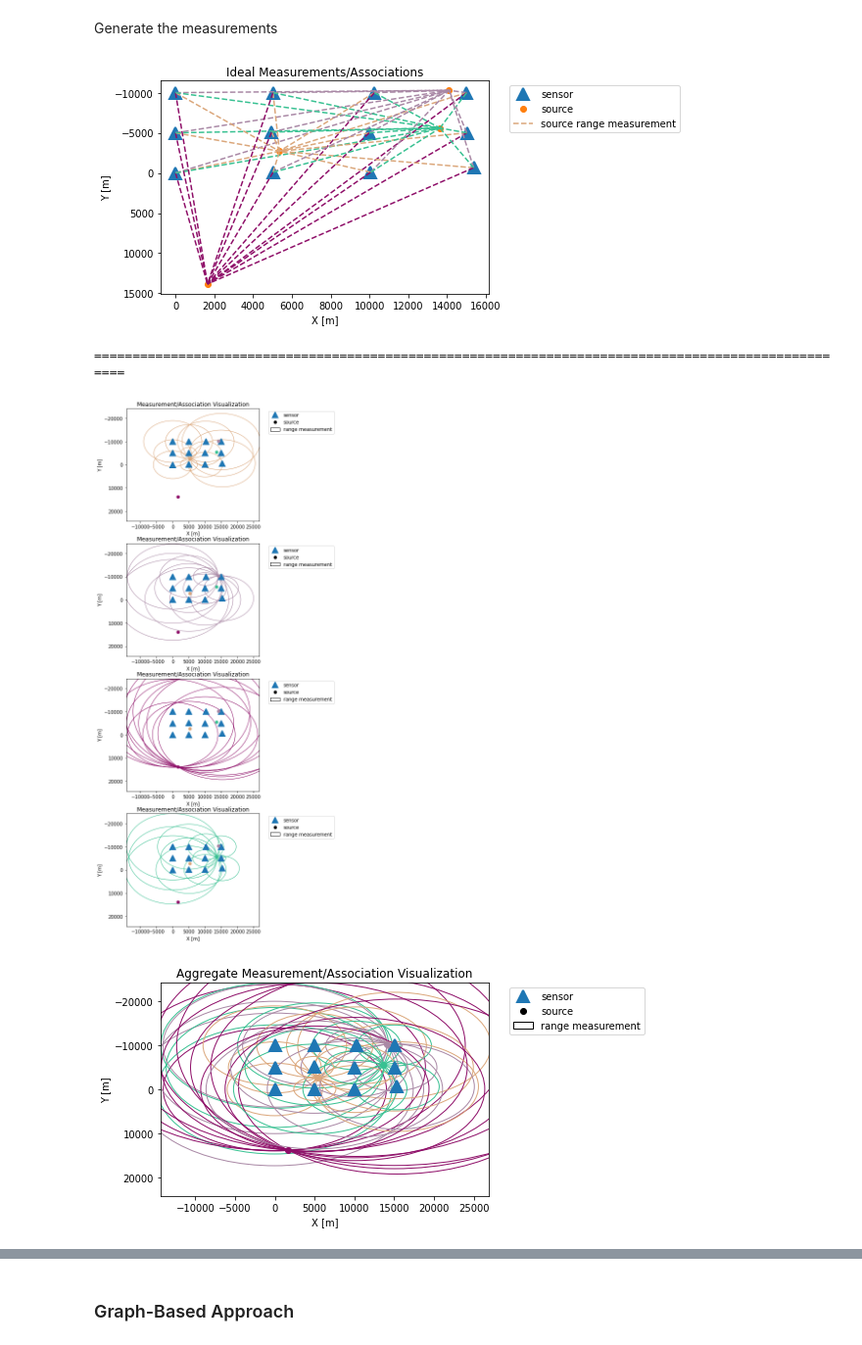
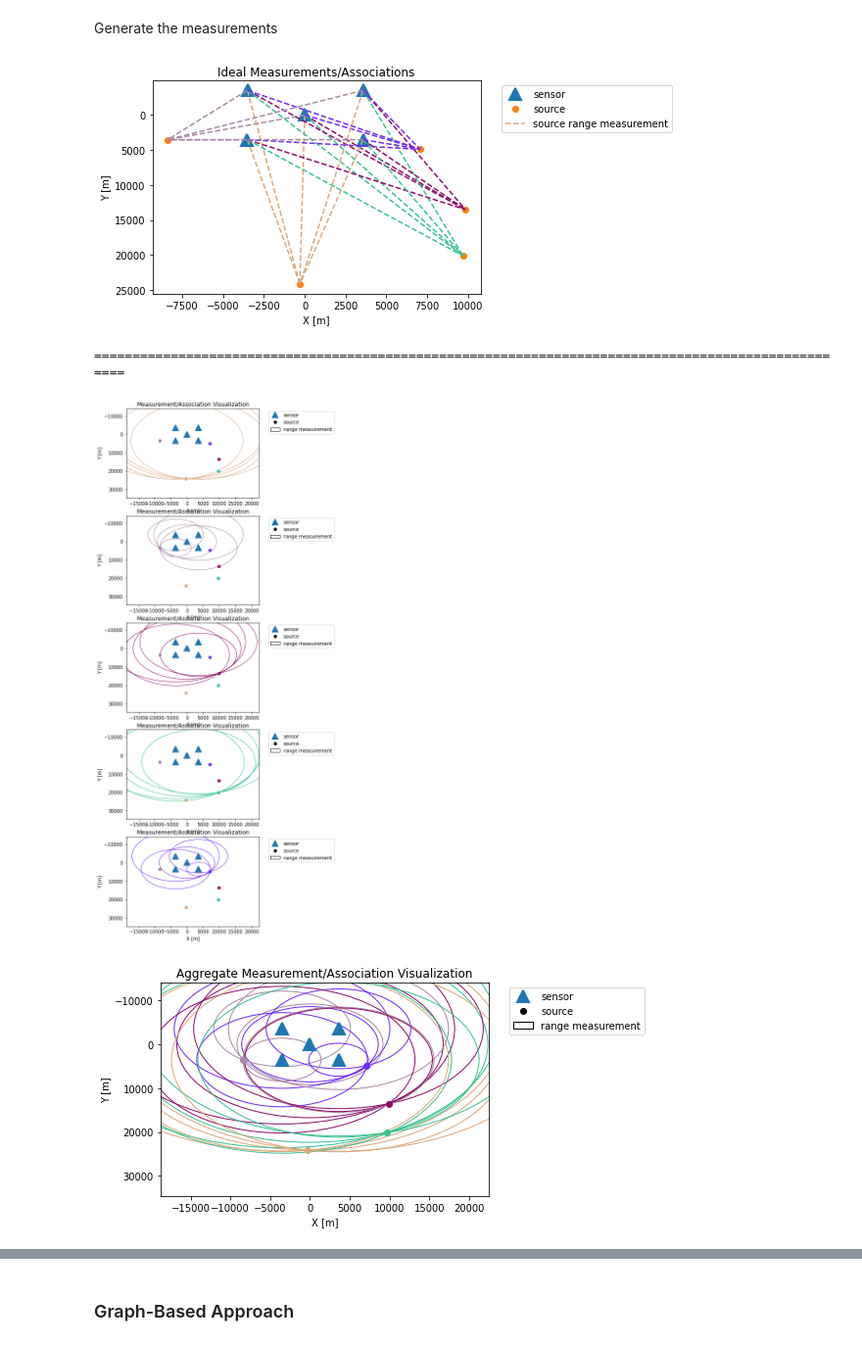
Before and after one commit to whoi-mars/Whale-Gunshot-Localization, a Jupyter notebook: associate_and_localize/algorithm_sandbox.ipynb, the cells around one changed output, grey strips where cells are left out. Shown at 98% size. Drawn from its saved outputs; the diff is of its cells as text; code cells hidden in the pictures.

```diff
--- a/associate_and_localize/algorithm_sandbox.ipynb
+++ b/associate_and_localize/algorithm_sandbox.ipynb
@@ -245,19 +245,19 @@ def visualize_measurements(measurements, TOSSIT_associations, source_association
 Generate the measurements
 # %%
 # generate measurements and associations
-rng1 = np.random.default_rng(15543)
-measurements, source_associations, TOSSIT_associations, source_locs = generate_measurements(num_sources=4, var=1000, num_delete=0, rng=rng1)
+rng1 = np.random.default_rng(235434353234551)
+measurements, source_associations, TOSSIT_associations, source_locs = generate_measurements(num_sources=5, var=1000, num_delete=0, rng=rng1)
 # measurements = [np.asarray([3185.71020804]), np.asarray([ 7593.89828769, 17178.02951272]), np.asarray([18884.58629025]), np.asarray([ 3727.86487432, 10147.85190501]), np.asarray([3433.91990094])]
 # source_associations = [np.asarray([0]), np.asarray([0, 1]), np.asarray([1]), np.asarray([0, 1]), np.asarray([0])]
 # TOSSIT_associations = [np.asarray([0]), np.asarray([1, 1]), np.asarray([2]), np.asarray([3, 3]), np.asarray([4])]
 # source_locs = np.asarray([[ 3136.23188162, 182.49287058], [13589.79250459, -4469.59997882]])
 
 # visualize results
 visualize_collection(measurements, TOSSIT_associations, source_associations, source_locs)
 print(100*"=")
 visualize_measurements(measurements, TOSSIT_associations, source_associations, source_locs)
 # %% [output]
-[figure, old version]
+[figure, new version]
 ====================================================================================================
-[figure, old version]
+[figure, new version]
-[figure, old version]
+[figure, new version]
```
Also changed, not shown: parts of 14 cells of this notebook.
